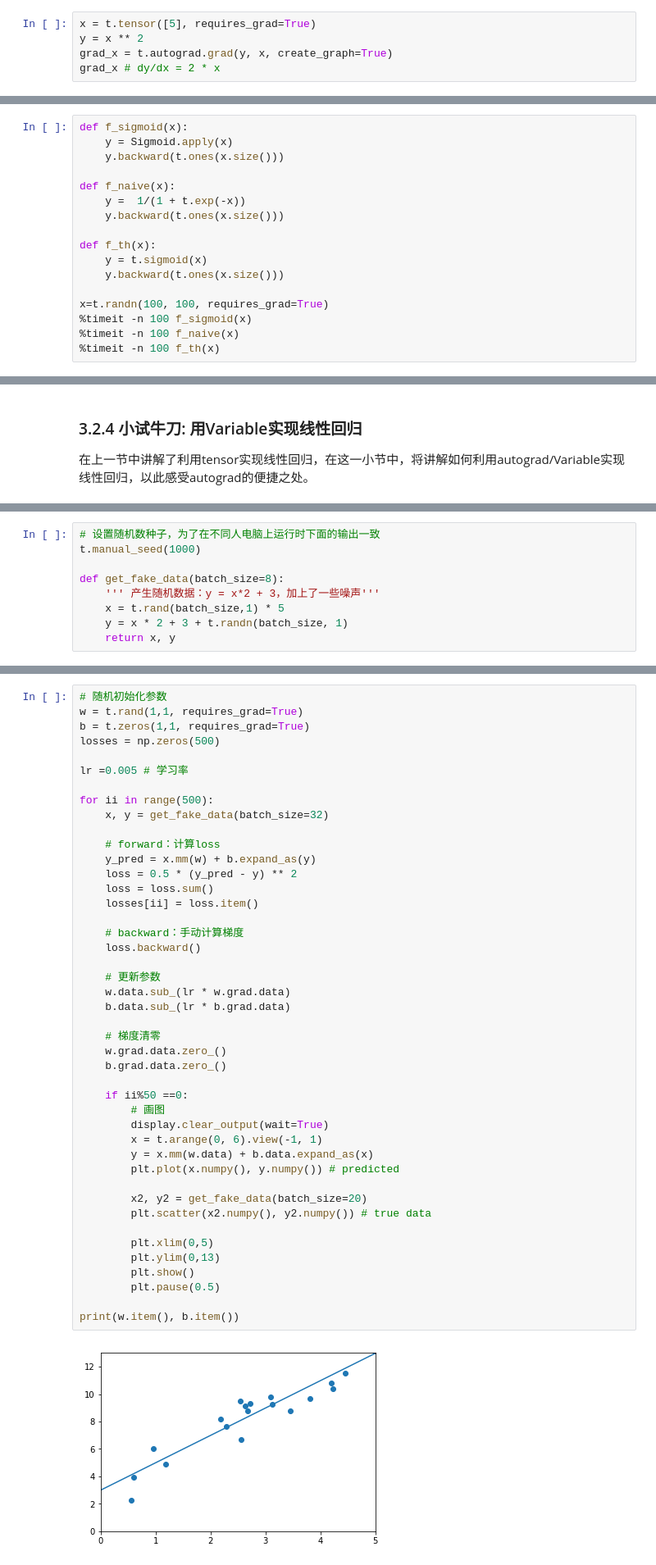
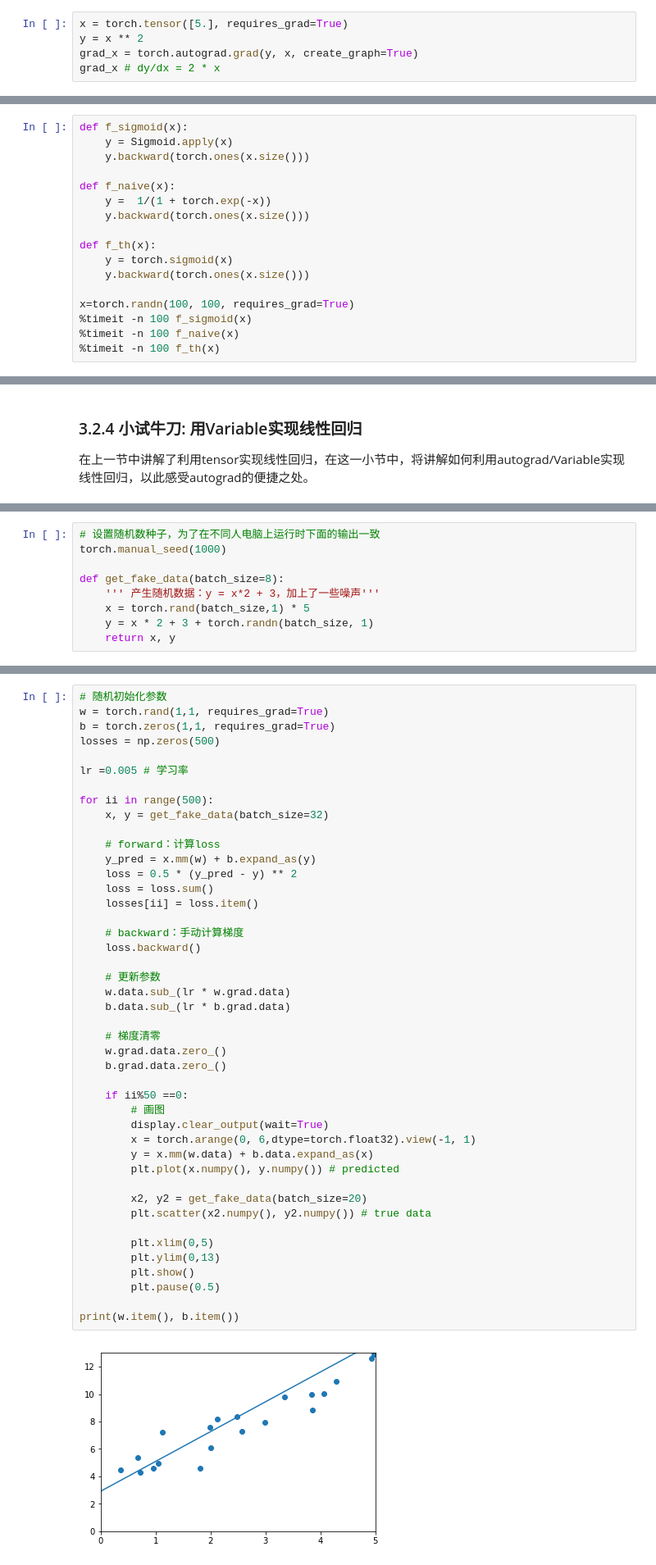
Before and after one commit to yanmengk/pytorch-book, a Jupyter notebook: chapter3-Tensor和autograd/Autograd.ipynb, the cells around one changed output, grey strips where cells are left out. Shown at 82% size. Cells and saved outputs as stored; diff of their text form.

```diff
--- a/chapter3-Tensor和autograd/Autograd.ipynb
+++ b/chapter3-Tensor和autograd/Autograd.ipynb
@@ -503,8 +516,8 @@ z.grad_fn.apply(t.ones(1))
 # %% [markdown]
 之所以forward函数的输入是tensor，而backward函数的输入是variable，是为了实现高阶求导。backward函数的输入输出虽然是variable，但在实际使用时autograd.Function会将输入variable提取为tensor，并将计算结果的tensor封装成variable返回。在backward函数中，之所以也要对variable进行操作，是为了能够计算梯度的梯度（backward of backward）。下面举例说明，有关torch.autograd.grad的更详细使用请参照文档。
 # %%
-x = t.tensor([5], requires_grad=True)
+x = torch.tensor([5.], requires_grad=True)
 y = x ** 2
-grad_x = t.autograd.grad(y, x, create_graph=True)
+grad_x = torch.autograd.grad(y, x, create_graph=True)
 grad_x # dy/dx = 2 * x
 # %% [output]
@@ -549,17 +562,17 @@ True
 # %%
 def f_sigmoid(x):
     y = Sigmoid.apply(x)
-    y.backward(t.ones(x.size()))
+    y.backward(torch.ones(x.size()))
 
 def f_naive(x):
-    y =  1/(1 + t.exp(-x))
-    y.backward(t.ones(x.size()))
+    y =  1/(1 + torch.exp(-x))
+    y.backward(torch.ones(x.size()))
 
 def f_th(x):
-    y = t.sigmoid(x)
-    y.backward(t.ones(x.size()))
+    y = torch.sigmoid(x)
+    y.backward(torch.ones(x.size()))
 
-x=t.randn(100, 100, requires_grad=True)
+x=torch.randn(100, 100, requires_grad=True)
 %timeit -n 100 f_sigmoid(x)
 %timeit -n 100 f_naive(x)
 %timeit -n 100 f_th(x)
@@ -580,12 +593,12 @@ from IPython import display
 import numpy as np
 # %%
 # 设置随机数种子，为了在不同人电脑上运行时下面的输出一致
-t.manual_seed(1000)
+torch.manual_seed(1000)
 
 def get_fake_data(batch_size=8):
     ''' 产生随机数据：y = x*2 + 3，加上了一些噪声'''
-    x = t.rand(batch_size,1) * 5
-    y = x * 2 + 3 + t.randn(batch_size, 1)
+    x = torch.rand(batch_size,1) * 5
+    y = x * 2 + 3 + torch.randn(batch_size, 1)
     return x, y
 # %%
 # 来看看产生x-y分布是什么样的
@@ -596,8 +609,8 @@ plt.scatter(x.squeeze().numpy(), y.squeeze().numpy())
 [figure]
 # %%
 # 随机初始化参数
-w = t.rand(1,1, requires_grad=True)
-b = t.zeros(1,1, requires_grad=True)
+w = torch.rand(1,1, requires_grad=True)
+b = torch.zeros(1,1, requires_grad=True)
 losses = np.zeros(500)
 
 lr =0.005 # 学习率
@@ -611,32 +624,32 @@ for ii in range(500):
     loss = loss.sum()
     losses[ii] = loss.item()
 
     # backward：手动计算梯度
     loss.backward()
 
     # 更新参数
     w.data.sub_(lr * w.grad.data)
     b.data.sub_(lr * b.grad.data)
 
     # 梯度清零
     w.grad.data.zero_()
     b.grad.data.zero_()
 
     if ii%50 ==0:
         # 画图
         display.clear_output(wait=True)
-        x = t.arange(0, 6).view(-1, 1)
+        x = torch.arange(0, 6,dtype=torch.float32).view(-1, 1)
         y = x.mm(w.data) + b.data.expand_as(x)
         plt.plot(x.numpy(), y.numpy()) # predicted
 
         x2, y2 = get_fake_data(batch_size=20)
         plt.scatter(x2.numpy(), y2.numpy()) # true data
 
         plt.xlim(0,5)
         plt.ylim(0,13)
         plt.show()
         plt.pause(0.5)
 
 print(w.item(), b.item())
 # %% [output]
-[figure, old version]
+[figure, new version]
```
Also changed, not shown: parts of 46 cells of this notebook.
